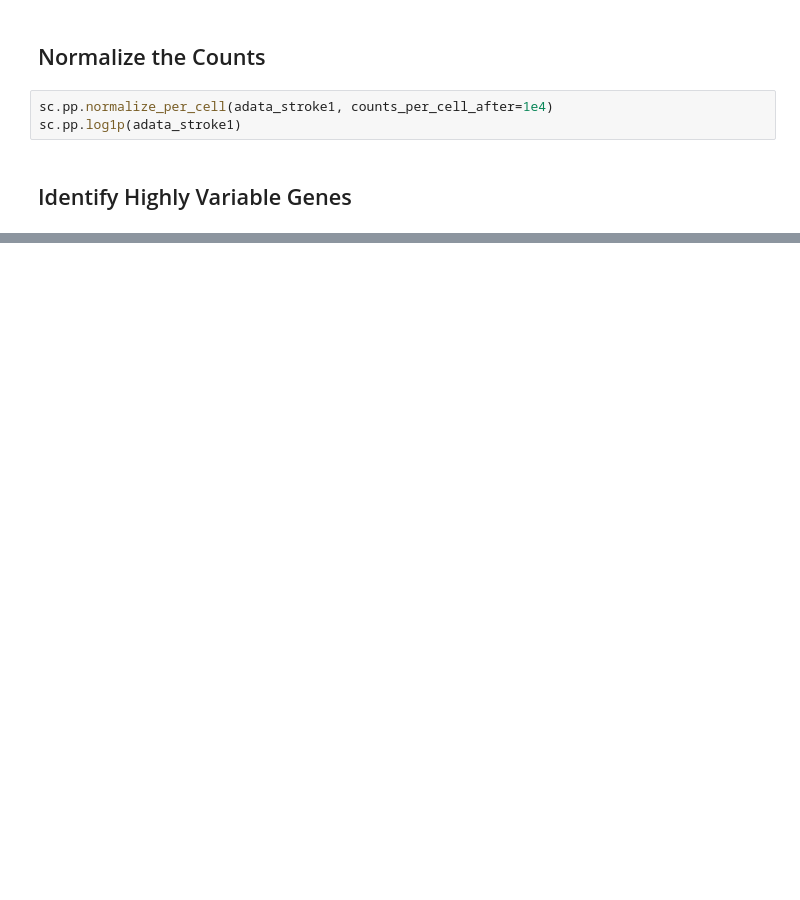
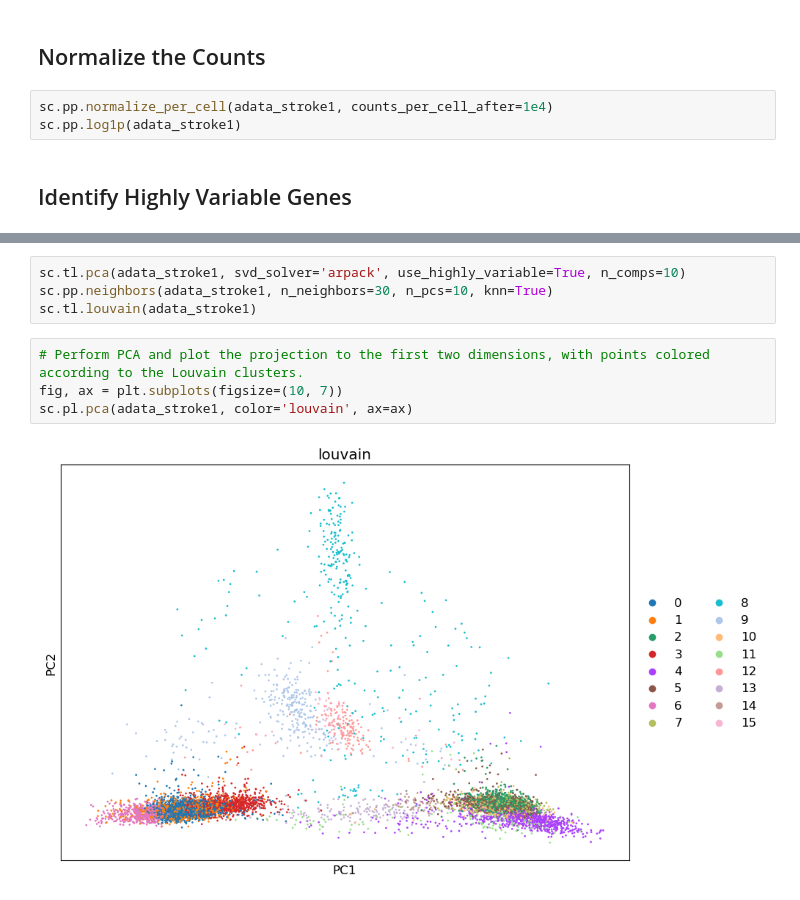
Before and after one commit to owenzel/neuro120-project, a Jupyter notebook: Stroke.ipynb, the cells around one changed output, grey strips where cells are left out. Drawn from its saved outputs; the diff is of its cells as text; blank space fills up the shorter version.

```diff
--- a/Stroke.ipynb
+++ b/Stroke.ipynb
@@ -227,0 +240,10 @@ sc.pl.highly_variable_genes(adata_stroke1)
+# %%
+sc.tl.pca(adata_stroke1, svd_solver='arpack', use_highly_variable=True, n_comps=10)
+sc.pp.neighbors(adata_stroke1, n_neighbors=30, n_pcs=10, knn=True)
+sc.tl.louvain(adata_stroke1)
+# %%
+# Perform PCA and plot the projection to the first two dimensions, with points colored according to the Louvain clusters.
+fig, ax = plt.subplots(figsize=(10, 7))
+sc.pl.pca(adata_stroke1, color='louvain', ax=ax)
+# %% [output]
+[figure, added]
```
Also changed, not shown: parts of 11 cells of this notebook.
